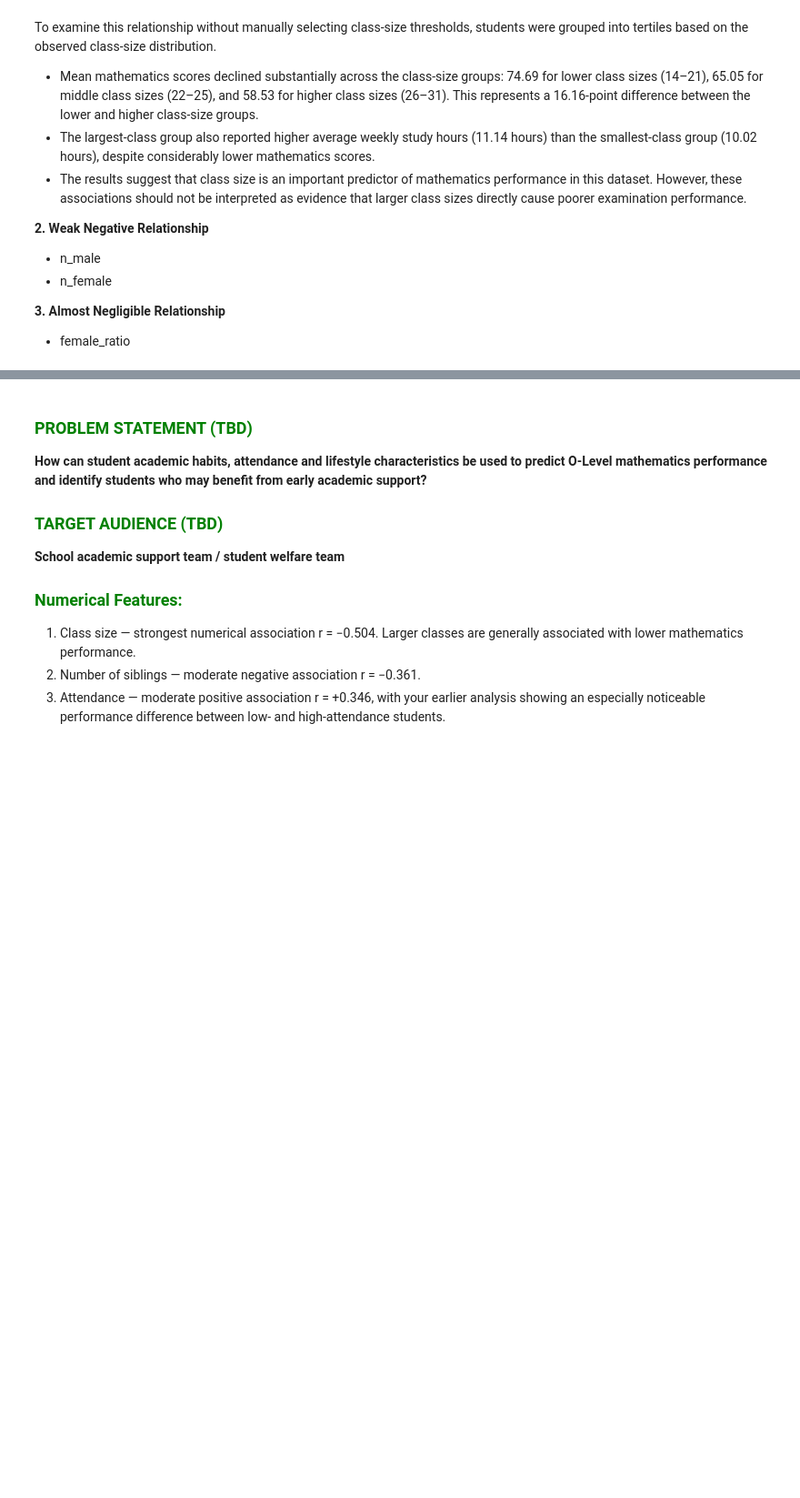
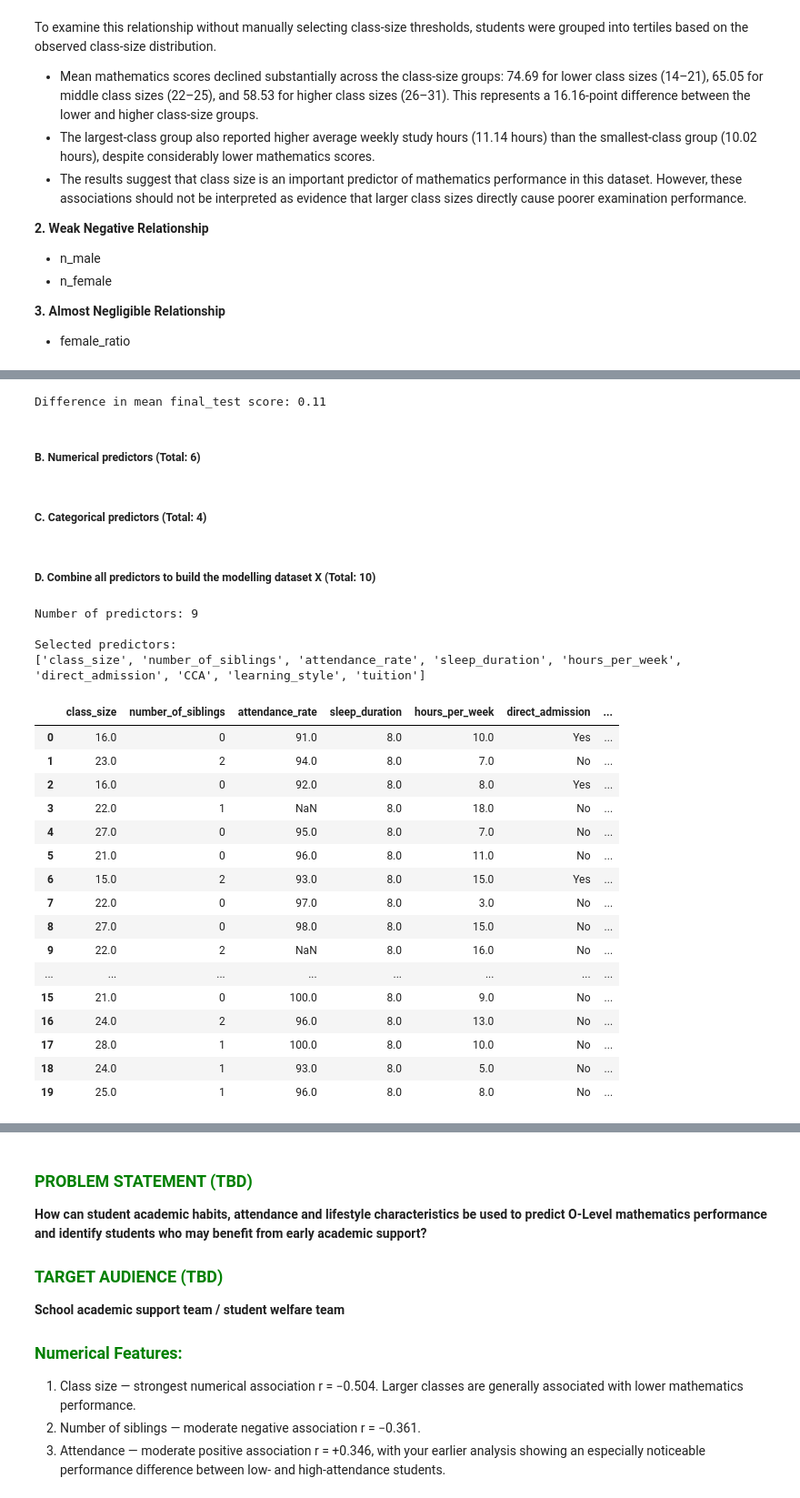
Before and after one commit to thedataanalyst-ylime/o-level-mathematics-performance-analysis, a Jupyter notebook: eda.ipynb, the cells around one changed output, grey strips where cells are left out. Shown at 91% size. Cells and saved outputs as stored; diff of their text form; code cells hidden in the pictures; blank space fills up the shorter version.

Commit message:
Part C: Feature Selection & Model Preparation

```diff
--- a/eda.ipynb
+++ b/eda.ipynb
@@ -1826,0 +1842,13 @@ To examine this relationship without manually selecting class-size thresholds, s
+# %%
+# Create modelling dataset
+# Remove records where the target variable final_test is missing (441 records)
+
+df_model = (
+    df_clean
+    .dropna(subset=["final_test"])
+    .copy()
+)
+
+print("Rows in cleaned dataset:", len(df_clean))
+print("Rows available for modelling:", len(df_model))
+print("Missing final_test:", df_model["final_test"].isna().sum())
@@ -1826,0 +1946,65 @@ To examine this relationship without manually selecting class-size thresholds, s
+# %%
+age_mean_score = df_model.groupby("age")["final_test"].mean()
+
+print(
+    "Difference in mean final_test score:",
+    round(age_mean_score.max() - age_mean_score.min(), 2)
+)
+# %% [output]
+Difference in mean final_test score: 0.11
+# %% [markdown]
+##### B. Numerical predictors (Total: 6)
+# %%
+numeric_features = [
+    "class_size",
+    "number_of_siblings",
+    "attendance_rate",
+    "sleep_duration",
+    "hours_per_week"
+]
+# %% [markdown]
+##### C. Categorical predictors (Total: 4)
+# %%
+categorical_features = [
+    "direct_admission",
+    "CCA",
+    "learning_style",
+    "tuition"
+]
+# %% [markdown]
+##### D. Combine all predictors to build the modelling dataset X (Total: 10)
+# %%
+selected_features = numeric_features + categorical_features
+
+#Modelling Dataset
+X = df_model[selected_features].copy()
+
+print("Number of predictors:", len(selected_features))
+print("\nSelected predictors:")
+print(selected_features)
+# %% [output]
+Number of predictors: 9
+
+Selected predictors:
+['class_size', 'number_of_siblings', 'attendance_rate', 'sleep_duration', 'hours_per_week', 'direct_admission', 'CCA', 'learning_style', 'tuition']
+# %%
+#View the modelling dataset
+X.head(20)
+# %% [output]
+|  | class_size | number_of_siblings | attendance_rate | sleep_duration | hours_per_week | direct_admission | ... |
+| 0 | 16.0 | 0 | 91.0 | 8.0 | 10.0 | Yes | ... |
+| 1 | 23.0 | 2 | 94.0 | 8.0 | 7.0 | No | ... |
+| 2 | 16.0 | 0 | 92.0 | 8.0 | 8.0 | Yes | ... |
+| 3 | 22.0 | 1 | NaN | 8.0 | 18.0 | No | ... |
+| 4 | 27.0 | 0 | 95.0 | 8.0 | 7.0 | No | ... |
+| 5 | 21.0 | 0 | 96.0 | 8.0 | 11.0 | No | ... |
+| 6 | 15.0 | 2 | 93.0 | 8.0 | 15.0 | Yes | ... |
+| 7 | 22.0 | 0 | 97.0 | 8.0 | 3.0 | No | ... |
+| 8 | 27.0 | 0 | 98.0 | 8.0 | 15.0 | No | ... |
+| 9 | 22.0 | 2 | NaN | 8.0 | 16.0 | No | ... |
+| ... | ... | ... | ... | ... | ... | ... | ... |
+| 15 | 21.0 | 0 | 100.0 | 8.0 | 9.0 | No | ... |
+| 16 | 24.0 | 2 | 96.0 | 8.0 | 13.0 | No | ... |
+| 17 | 28.0 | 1 | 100.0 | 8.0 | 10.0 | No | ... |
+| 18 | 24.0 | 1 | 93.0 | 8.0 | 5.0 | No | ... |
+| 19 | 25.0 | 1 | 96.0 | 8.0 | 8.0 | No | ... |
```
Also changed, not shown: parts of 32 cells of this notebook.
